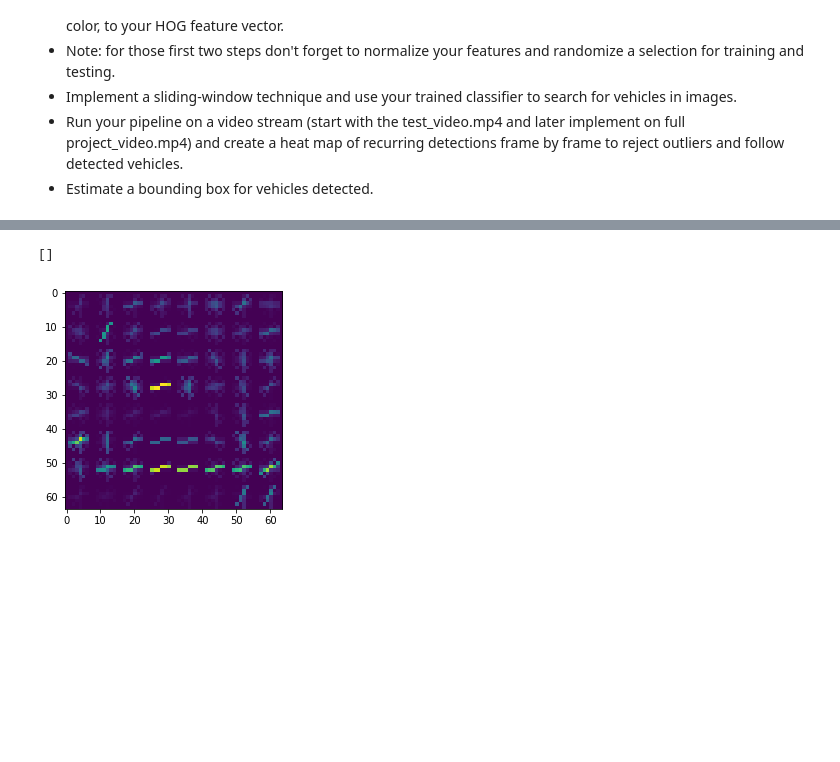
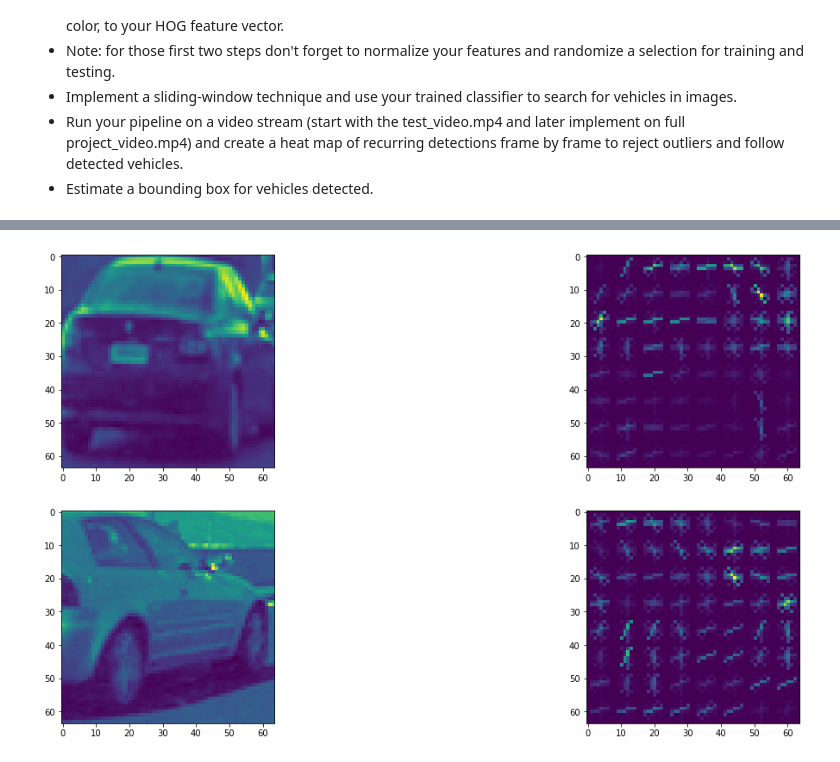
Before and after one commit to jocmom/CarND-Vehicle-Detection, a Jupyter notebook: P5.ipynb, the cells around one changed output, grey strips where cells are left out. Cells and saved outputs as stored; diff of their text form; code cells hidden in the pictures; blank space fills up the shorter version.

```diff
--- a/P5.ipynb
+++ b/P5.ipynb
@@ -53,16 +53,16 @@ Number of non-car files:  8968
 # %%
 %run feature_extraction.py
 example_cars = [snd.imread(file)[:,:,1] for file in car_files[0:2]]
 example_notcars = [snd.imread(file) for file in notcar_files[0:2]]
-hog_
-for img in test_cars:
-    hog_features, hog_img = get_hog_features(hog, orient=9, pix_per_cell=8, cell_per_block=2, vis=True, feature_vec=True)
 
-plt.imshow(hog_img)
-plt.plot()
+example_hog_cars=[]
+for img in example_cars:
+    hog_features, hog_img = get_hog_features(img, orient=9, pix_per_cell=8, cell_per_block=2, vis=True, feature_vec=True)
+    example_hog_cars.append(hog_img)
+
+plot_compare_images(example_cars, example_hog_cars)
 # %% [output]
-[]
-[figure, old version]
+[figure, new version]
 # %%
 %run feature_extraction.py
 # Reduce the sample size because
```
Also changed, not shown: parts of 3 cells of this notebook, 1 other file.
